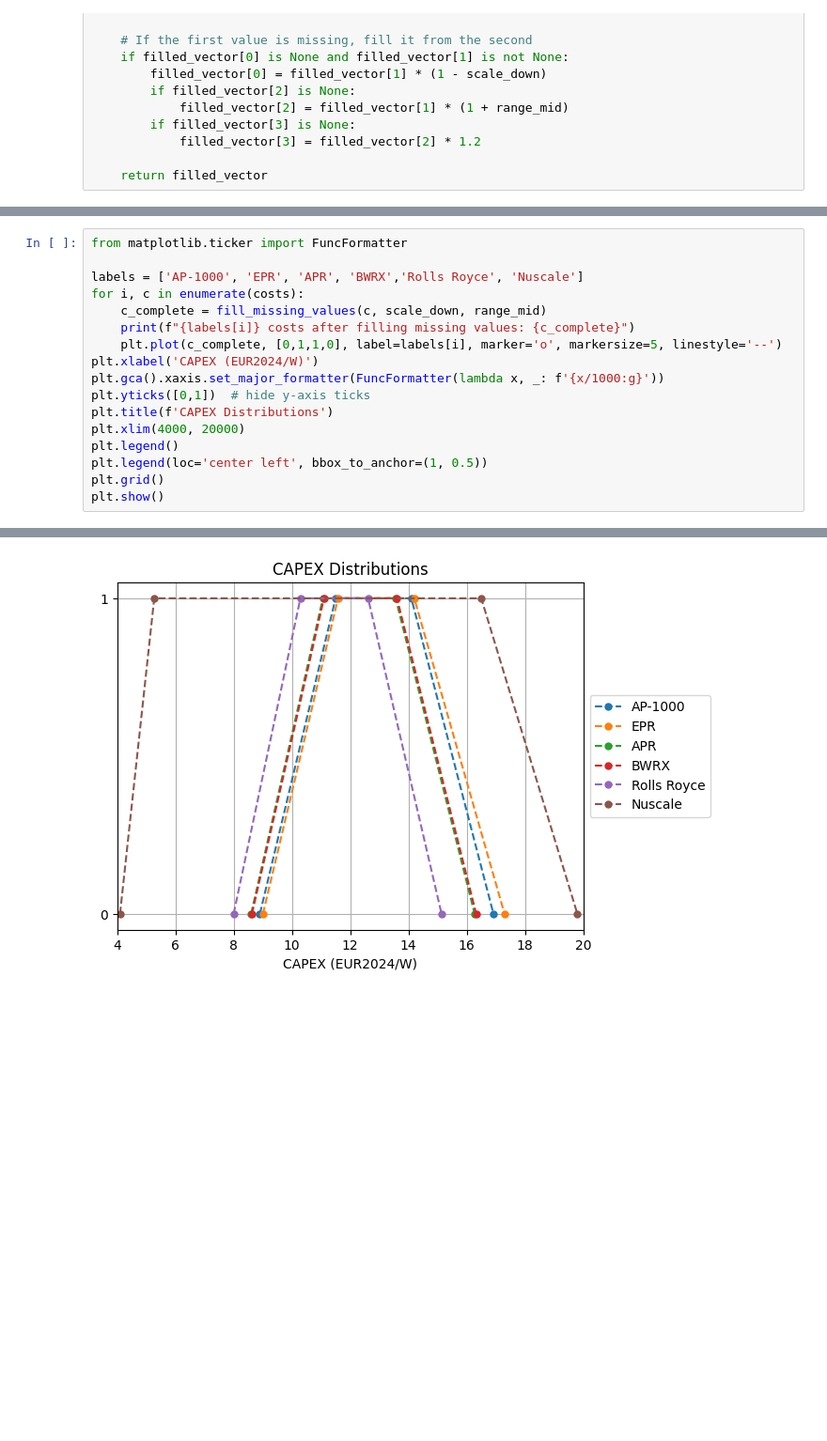
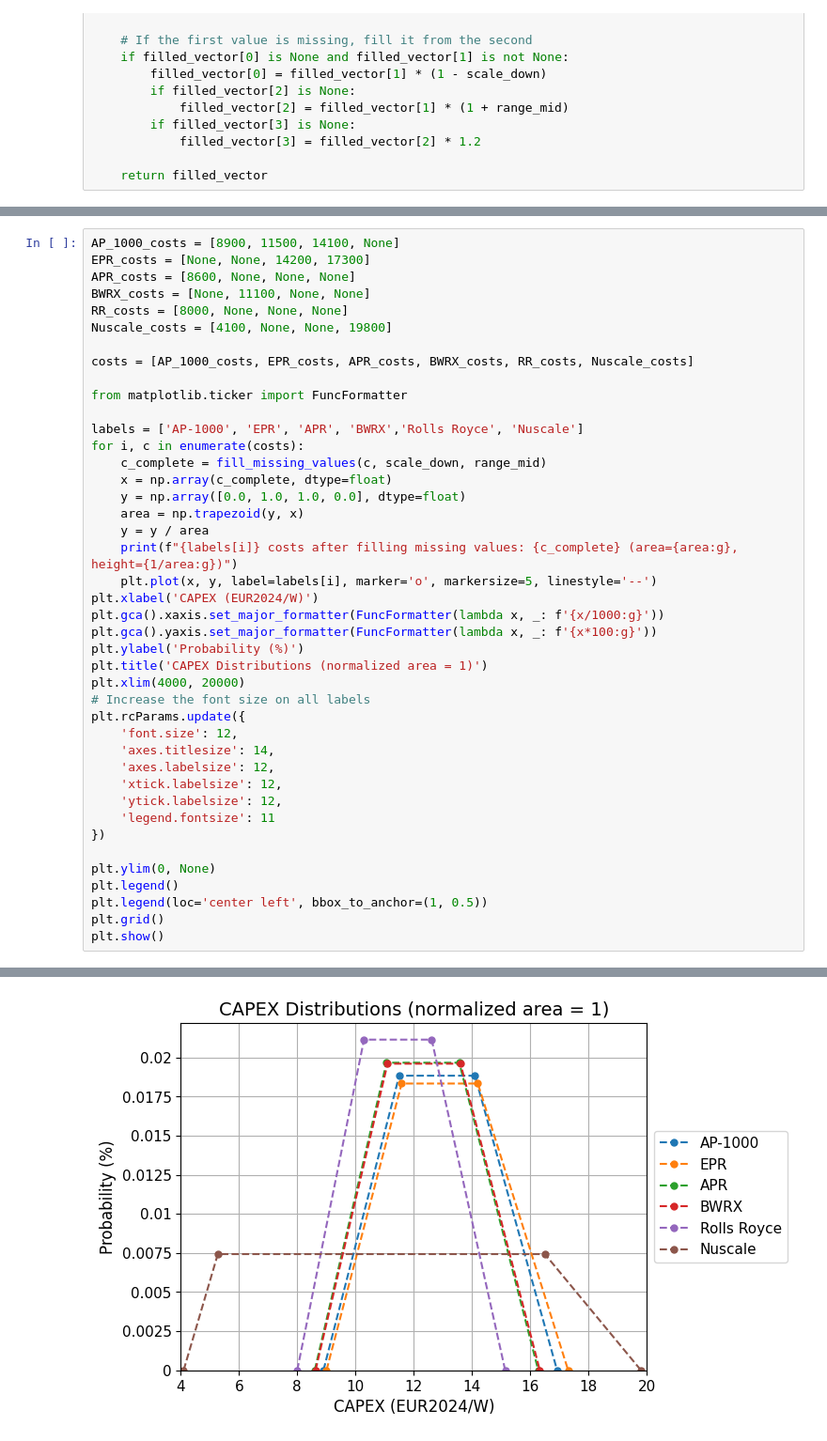
Before and after one commit to simo-pagliu/Master-Thesis, a Jupyter notebook: 01 - Attributes Definition/Reactors Data/capex_Eval.ipynb, the cells around one changed output, grey strips where cells are left out. Shown at 94% size. Cells and saved outputs as stored; diff of their text form; blank space fills up the shorter version.

Commit message:
normalized distirbution in the img

```diff
--- a/01 - Attributes Definition/Reactors Data/capex_Eval.ipynb
+++ b/01 - Attributes Definition/Reactors Data/capex_Eval.ipynb
@@ -84,16 +76,41 @@ costs = [AP_1000_costs, EPR_costs, APR_costs, BWRX_costs, RR_costs, Nuscale_cost
 # %%
+AP_1000_costs = [8900, 11500, 14100, None]
+EPR_costs = [None, None, 14200, 17300]
+APR_costs = [8600, None, None, None]
+BWRX_costs = [None, 11100, None, None]
+RR_costs = [8000, None, None, None]
+Nuscale_costs = [4100, None, None, 19800]
+
+costs = [AP_1000_costs, EPR_costs, APR_costs, BWRX_costs, RR_costs, Nuscale_costs]
+
 from matplotlib.ticker import FuncFormatter
 
 labels = ['AP-1000', 'EPR', 'APR', 'BWRX','Rolls Royce', 'Nuscale']
 for i, c in enumerate(costs):
     c_complete = fill_missing_values(c, scale_down, range_mid)
-    print(f"{labels[i]} costs after filling missing values: {c_complete}")
-    plt.plot(c_complete, [0,1,1,0], label=labels[i], marker='o', markersize=5, linestyle='--')
+    x = np.array(c_complete, dtype=float)
+    y = np.array([0.0, 1.0, 1.0, 0.0], dtype=float)
+    area = np.trapezoid(y, x)
+    y = y / area
+    print(f"{labels[i]} costs after filling missing values: {c_complete} (area={area:g}, height={1/area:g})")
+    plt.plot(x, y, label=labels[i], marker='o', markersize=5, linestyle='--')
 plt.xlabel('CAPEX (EUR2024/W)')
 plt.gca().xaxis.set_major_formatter(FuncFormatter(lambda x, _: f'{x/1000:g}'))
-plt.yticks([0,1])  # hide y-axis ticks
-plt.title(f'CAPEX Distributions')
+plt.gca().yaxis.set_major_formatter(FuncFormatter(lambda x, _: f'{x*100:g}'))
+plt.ylabel('Probability (%)')
+plt.title('CAPEX Distributions (normalized area = 1)')
 plt.xlim(4000, 20000)
+# Increase the font size on all labels
+plt.rcParams.update({
+    'font.size': 12,
+    'axes.titlesize': 14,
+    'axes.labelsize': 12,
+    'xtick.labelsize': 12,
+    'ytick.labelsize': 12,
+    'legend.fontsize': 11
+})
+
+plt.ylim(0, None)
 plt.legend()
 plt.legend(loc='center left', bbox_to_anchor=(1, 0.5))
 plt.grid()
@@ -108,4 +125,4 @@ Nuscale costs after filling missing values: [4100, 5274.7191011235955, 16500.0,
-[figure, old version]
+[figure, new version]
 # %%
 from matplotlib.ticker import FuncFormatter
 
```
Also changed, not shown: parts of 4 cells of this notebook.
